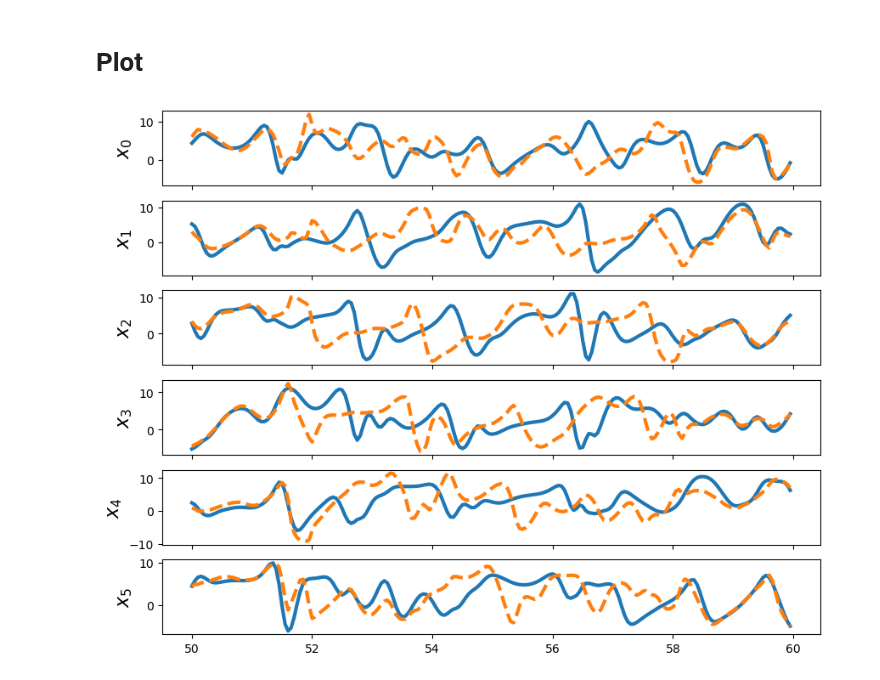
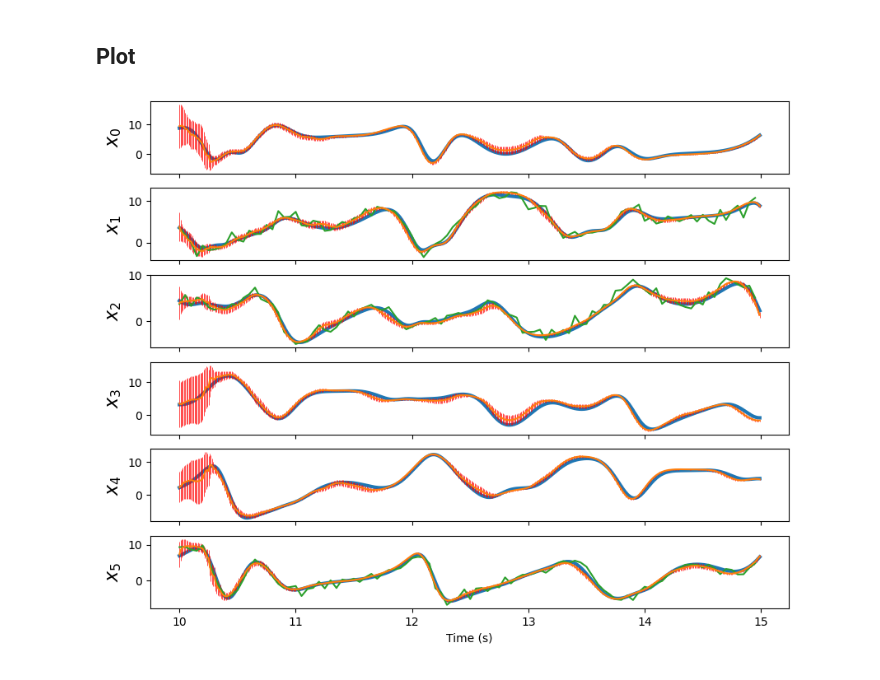
Before and after one commit to StevePny/DataAssimBench-Examples, a Jupyter notebook: examples/da_cycler/2-dacycler-la96-etkf.ipynb, the cells around one changed output. Saved outputs shown, nothing was run; the diff lists cells and outputs as text; code cells hidden in the pictures.

Commit message:
ETKF with L96 nature run and L96 model. Working

```diff
--- a/examples/da_cycler/2-dacycler-la96-etkf.ipynb
+++ b/examples/da_cycler/2-dacycler-la96-etkf.ipynb
@@ -27,0 +53,11 @@ our_model = L96Model(model_obj=l96_for_model)
+# %%
+out_array = np.stack(out_vals)
+# %%
+# Pretty bad reproduction
+fig, axes = plt.subplots(6, 1, sharex = True, figsize = (10, 8))
+for j, ax in enumerate(axes):
+    ax.plot(nature_run.times[1000:1500], nature_run.values[1000:1500,j], lw = 3, label = 'True')
+    ax.plot(nature_run.times[1000:1500], np.mean(out_array, axis=0)[0:500,j])
+    ax.set_ylabel(r'$x_{:d}$'.format(j), fontsize = 16)
+ax.set_xlabel('Time (s)')
+plt.show()
@@ -46,3 +90,7 @@ obs_vec_l96 = obs_l96.observe()
 # %%
-dc = dacycler.ETKF(system_dim=l96.system_dim, ensemble_dim=5, delta_t=l96.delta_t, model_obj=our_model, truth_obj=l96)
+dc = dab.dacycler.ETKF(system_dim=nature_run.system_dim, # 6
+                   delta_t=nature_run.delta_t,
+                   model_obj=forecast_model, # Forecast model we created above
+                   ensemble_dim=10 # Ensemble dim for Ensemble Kalman Filter
+                  )
 # %% [markdown]
@@ -50,9 +98,18 @@ dc = dacycler.ETKF(system_dim=l96.system_dim, ensemble_dim=5, delta_t=l96.delta_
 # %%
+%%time
+
 cur_tstep = 1000
 
-out_sv = dc.cycle(
-    input_state = vector.StateVector(values=l96.values[cur_tstep] + np.random.normal(size=(5, 6))),
-    start_time = l96.times[cur_tstep],
+# ETKF input state is an ensemble with error
+etkf_x0 = dab.vector.StateVector(
+    values=nature_run.values[cur_tstep] + np.random.normal(size=(10, 6))*3,
+    store_as_jax=True)
+
+# Run cycler for 3000 timesteps
+out_statevec = dc.cycle(
+    input_state = etkf_x0,
+    start_time = nature_run.times[cur_tstep],
     obs_vector = obs_vec_l96,
-    obs_time_window=0.3,
-    timesteps=200)
+    obs_error_sd = 1.5,
+    analysis_window=0.1,
+    timesteps=3000)
@@ -59,10 +119,15 @@ out_sv = dc.cycle(
 # %% [markdown]
-# Plot
+## Plot
 # %%
 fig, axes = plt.subplots(6, 1, sharex = True, figsize = (10, 8))
 for j, ax in enumerate(axes):
-    ax.plot(out_sv.times, l96.values[1000:1200,j], lw = 3, label = 'True')
-    ax.plot(out_sv.times, np.mean(out_sv.values, axis=1)[:,j], lw = 3, ls = '--', label = 'Pred')
+    ax.plot(out_statevec.times[:500], nature_run.values[1000:1500,j], lw = 3, label = 'True')
+    ax.errorbar(out_statevec.times[:500], np.mean(out_statevec.values, axis=1)[:500,j],
+                yerr=np.ptp(out_statevec.values, axis=1)[:500,j], elinewidth=0.5, ecolor='red')
+    if j in obs_vec_l96.location_indices[0]:
+        ax.plot(obs_vec_l96.times[200:300], obs_vec_l96.values[200:300, np.where(j == obs_vec_l96.location_indices[0])[0]])
     ax.set_ylabel(r'$x_{:d}$'.format(j), fontsize = 16)
+ax.set_xlabel('Time (s)')
+plt.show()
 # %% [output]
-[figure, old version]
+[figure, new version]
```
Also changed, not shown: parts of 18 cells of this notebook.
